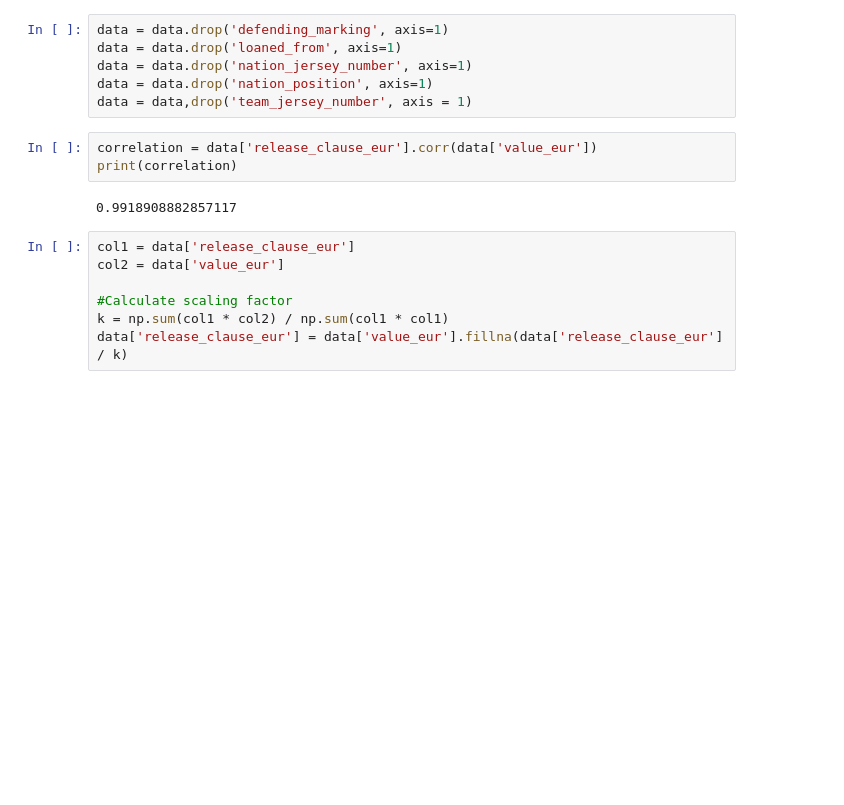
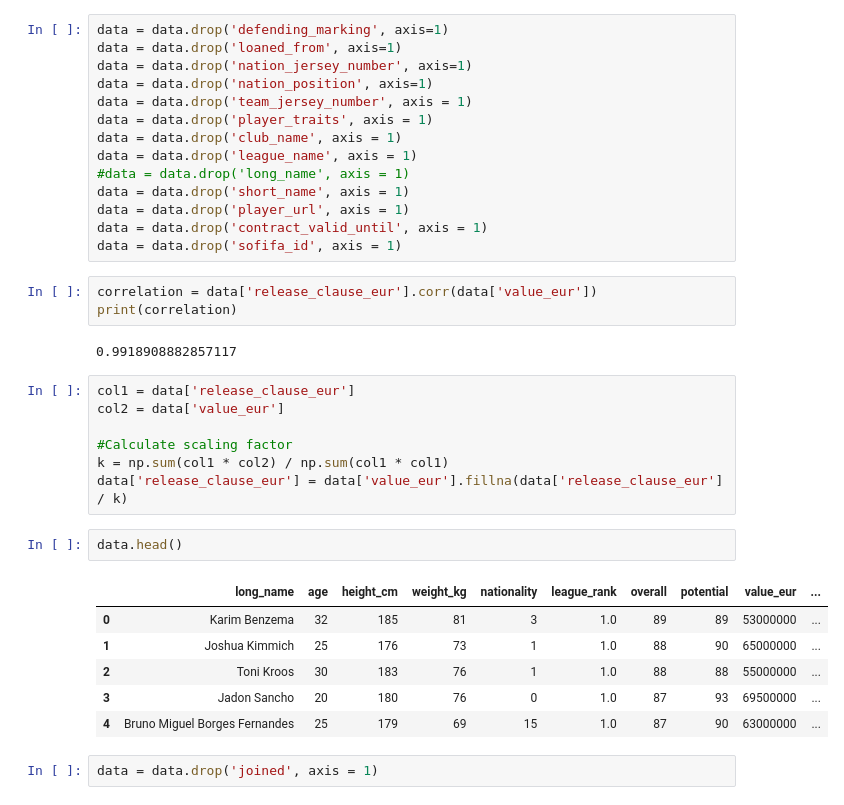
Before and after one commit to Tudoriln/data-science-internship, a Jupyter notebook: notebooks/week1_data_exploration.ipynb, the cells around one changed output. Cells and saved outputs as stored; diff of their text form; blank space fills up the shorter version.

```diff
--- a/notebooks/week1_data_exploration.ipynb
+++ b/notebooks/week1_data_exploration.ipynb
@@ -354,7 +343,15 @@ data = data.drop('defending_marking', axis=1)
 data = data.drop('loaned_from', axis=1)
 data = data.drop('nation_jersey_number', axis=1)
 data = data.drop('nation_position', axis=1)
-data = data,drop('team_jersey_number', axis = 1)
+data = data.drop('team_jersey_number', axis = 1)
+data = data.drop('player_traits', axis = 1)
+data = data.drop('club_name', axis = 1)
+data = data.drop('league_name', axis = 1)
+#data = data.drop('long_name', axis = 1)
+data = data.drop('short_name', axis = 1)
+data = data.drop('player_url', axis = 1)
+data = data.drop('contract_valid_until', axis = 1)
+data = data.drop('sofifa_id', axis = 1)
 # %%
 correlation = data['release_clause_eur'].corr(data['value_eur'])
 print(correlation)
@@ -367,3 +364,14 @@ col2 = data['value_eur']
 #Calculate scaling factor
 k = np.sum(col1 * col2) / np.sum(col1 * col1)
 data['release_clause_eur'] = data['value_eur'].fillna(data['release_clause_eur'] / k)
+# %%
+data.head()
+# %% [output]
+|  | long_name | age | height_cm | weight_kg | nationality | league_rank | overall | potential | value_eur | ... |
+| 0 | Karim Benzema | 32 | 185 | 81 | 3 | 1.0 | 89 | 89 | 53000000 | ... |
+| 1 | Joshua Kimmich | 25 | 176 | 73 | 1 | 1.0 | 88 | 90 | 65000000 | ... |
+| 2 | Toni Kroos | 30 | 183 | 76 | 1 | 1.0 | 88 | 88 | 55000000 | ... |
+| 3 | Jadon Sancho | 20 | 180 | 76 | 0 | 1.0 | 87 | 93 | 69500000 | ... |
+| 4 | Bruno Miguel Borges Fernandes | 25 | 179 | 69 | 15 | 1.0 | 87 | 90 | 63000000 | ... |
+# %%
+data = data.drop('joined', axis = 1)
```
Also changed, not shown: parts of 7 cells of this notebook.
